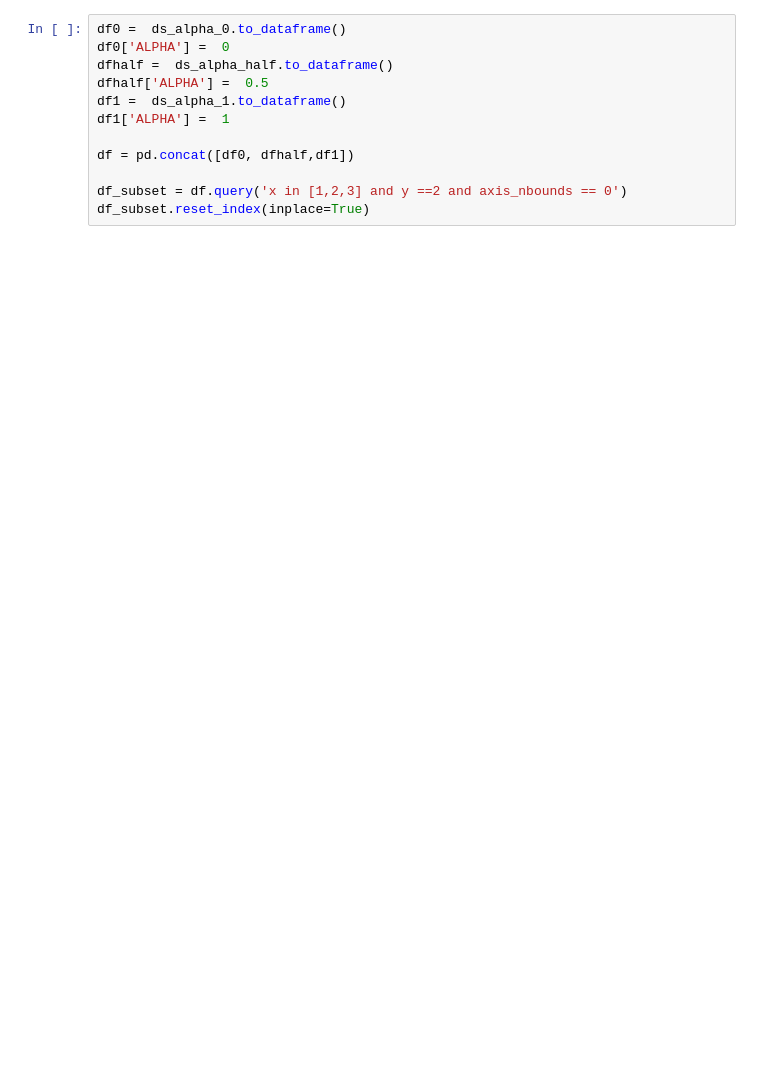
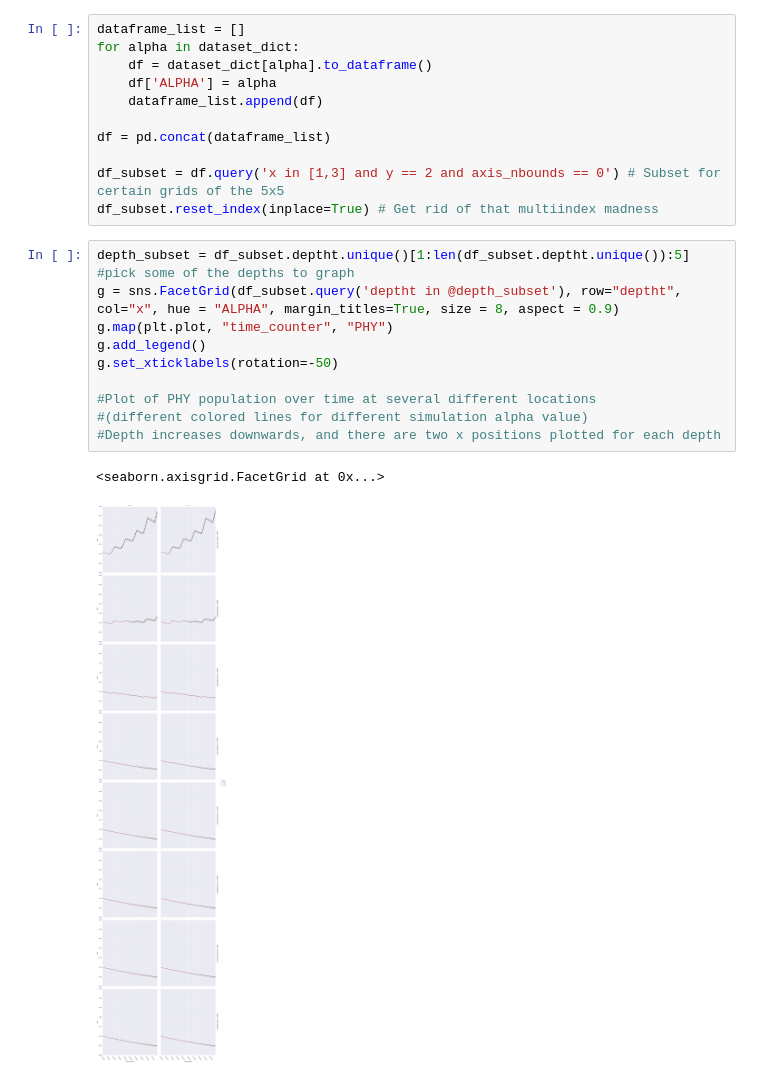
Before and after one commit to SalishSeaCast/analysis-james, a Jupyter notebook: notebooks/mesozoo_alpha_sensitivity.ipynb, the cells around one changed output. Drawn from its saved outputs; the diff is of its cells as text; blank space fills up the shorter version.

```diff
--- a/notebooks/mesozoo_alpha_sensitivity.ipynb
+++ b/notebooks/mesozoo_alpha_sensitivity.ipynb
@@ -56,13 +44,25 @@ mesh.set_clim(vmin=data_subset.min(), vmax=data_subset.max())
 # %%
-df0 =  ds_alpha_0.to_dataframe()
-df0['ALPHA'] =  0
-dfhalf =  ds_alpha_half.to_dataframe()
-dfhalf['ALPHA'] =  0.5
-df1 =  ds_alpha_1.to_dataframe()
-df1['ALPHA'] =  1
+dataframe_list = []
+for alpha in dataset_dict:
+    df = dataset_dict[alpha].to_dataframe()
+    df['ALPHA'] = alpha
+    dataframe_list.append(df)
 
-df = pd.concat([df0, dfhalf,df1])
+df = pd.concat(dataframe_list)
 
-df_subset = df.query('x in [1,2,3] and y ==2 and axis_nbounds == 0')
-df_subset.reset_index(inplace=True)
+df_subset = df.query('x in [1,3] and y == 2 and axis_nbounds == 0') # Subset for certain grids of the 5x5
+df_subset.reset_index(inplace=True) # Get rid of that multiindex madness
+# %%
+depth_subset = df_subset.deptht.unique()[1:len(df_subset.deptht.unique()):5] #pick some of the depths to graph
+g = sns.FacetGrid(df_subset.query('deptht in @depth_subset'), row="deptht", col="x", hue = "ALPHA", margin_titles=True, size = 8, aspect = 0.9)
+g.map(plt.plot, "time_counter", "PHY")
+g.add_legend()
+g.set_xticklabels(rotation=-50)
+
+#Plot of PHY population over time at several different locations
+#(different colored lines for different simulation alpha value)
+#Depth increases downwards, and there are two x positions plotted for each depth
+# %% [output]
+<seaborn.axisgrid.FacetGrid at 0x...>
+[figure, added]
 # %%
```
Also changed, not shown: parts of 8 cells of this notebook.
